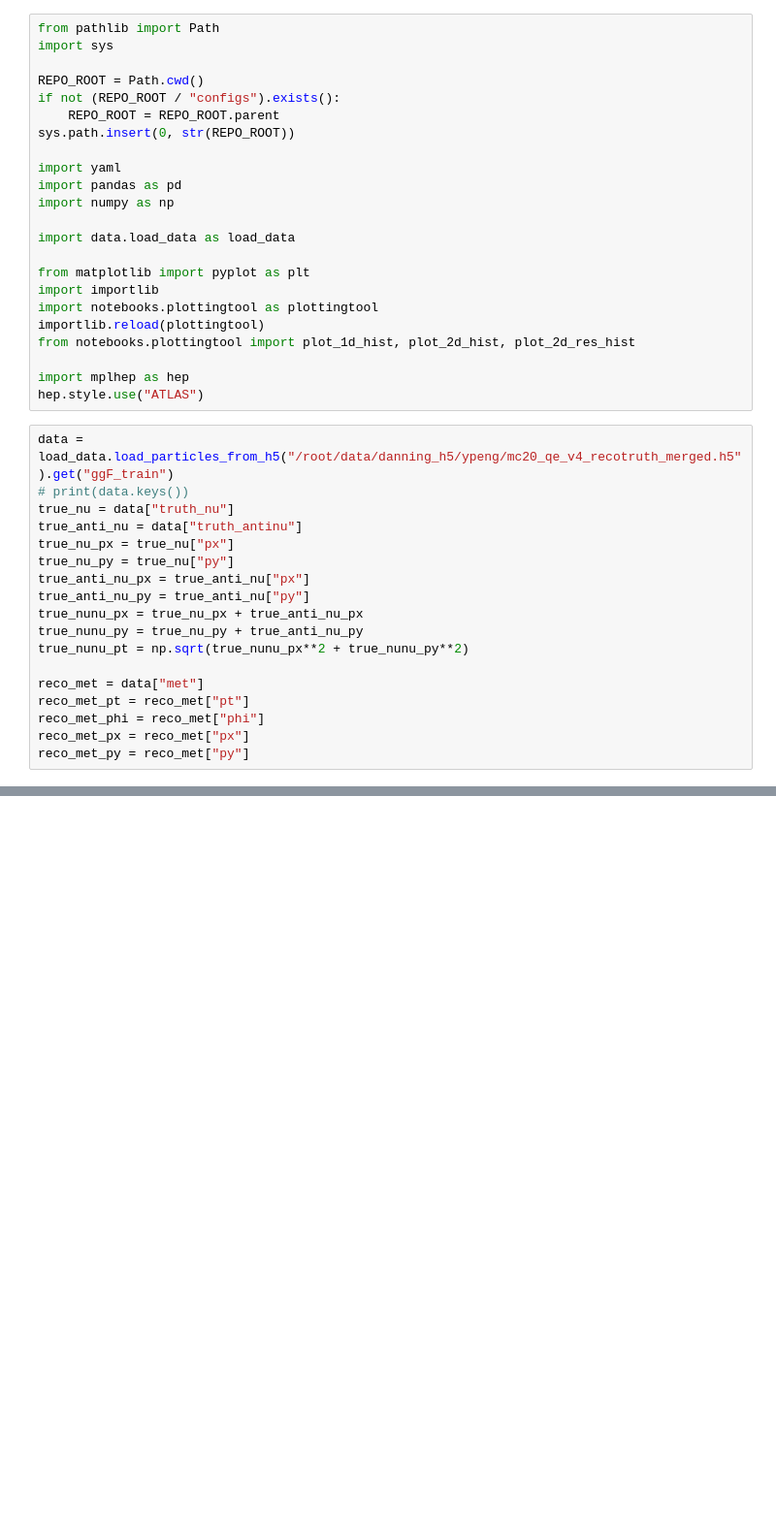
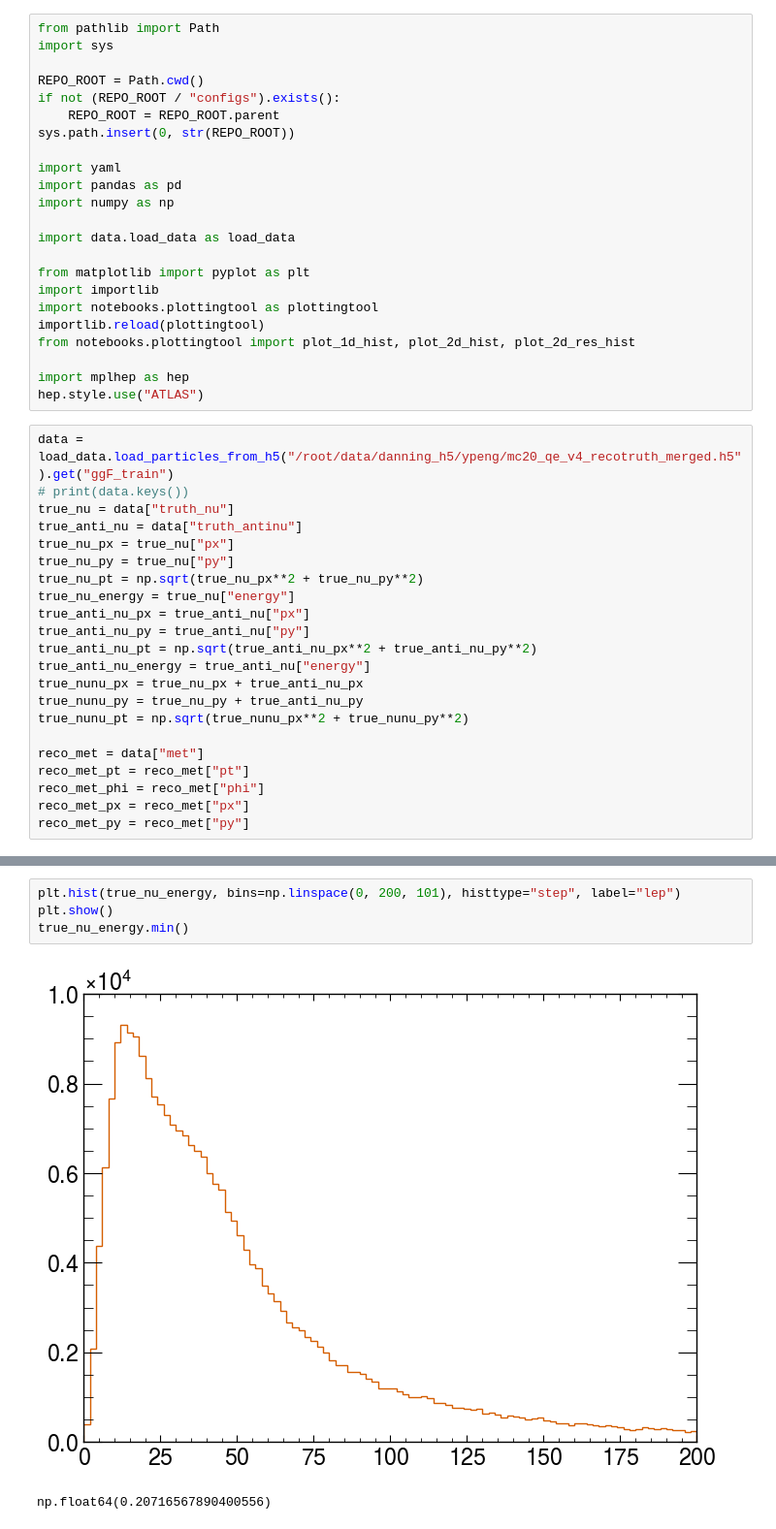
Before and after one commit to yygarypeng/ww-pcres, a Jupyter notebook: notebooks/data_inspection.ipynb, the cells around one changed output, grey strips where cells are left out. Shown at 97% size. Cells and saved outputs as stored; diff of their text form; blank space fills up the shorter version.

```diff
--- a/notebooks/data_inspection.ipynb
+++ b/notebooks/data_inspection.ipynb
@@ -28,8 +28,12 @@ true_nu = data["truth_nu"]
 true_anti_nu = data["truth_antinu"]
 true_nu_px = true_nu["px"]
 true_nu_py = true_nu["py"]
+true_nu_pt = np.sqrt(true_nu_px**2 + true_nu_py**2)
+true_nu_energy = true_nu["energy"]
 true_anti_nu_px = true_anti_nu["px"]
 true_anti_nu_py = true_anti_nu["py"]
+true_anti_nu_pt = np.sqrt(true_anti_nu_px**2 + true_anti_nu_py**2)
+true_anti_nu_energy = true_anti_nu["energy"]
 true_nunu_px = true_nu_px + true_anti_nu_px
 true_nunu_py = true_nu_py + true_anti_nu_py
 true_nunu_pt = np.sqrt(true_nunu_px**2 + true_nunu_py**2)
@@ -41,0 +53,7 @@ reco_met_py = reco_met["py"]
+# %%
+plt.hist(true_nu_energy, bins=np.linspace(0, 200, 101), histtype="step", label="lep")
+plt.show()
+true_nu_energy.min()
+# %% [output]
+[figure, added]
+np.float64(0.20716567890400556)
```
Also changed, not shown: parts of 4 cells of this notebook, 15 other files.
